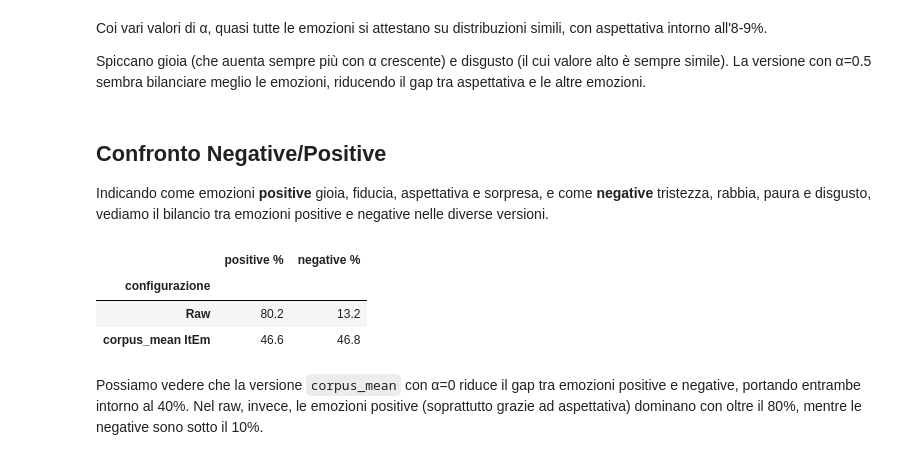
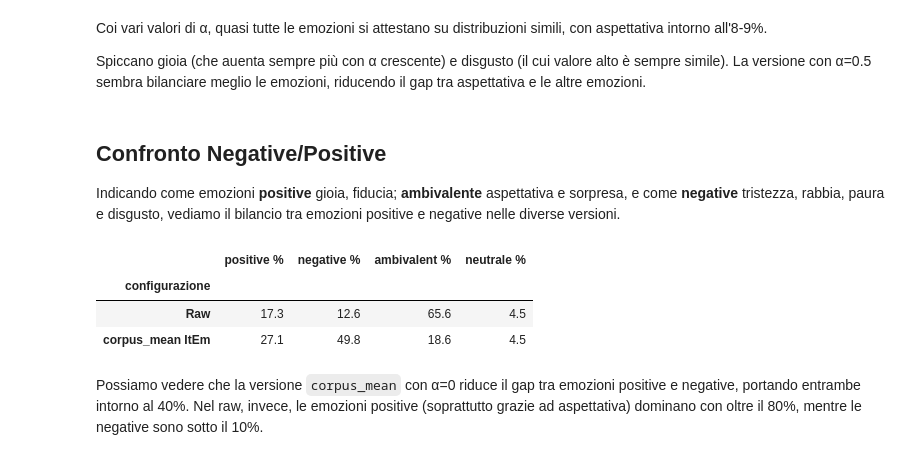
Before and after one commit to V3R0N1C4/ELIta_tesi, a Jupyter notebook: Fase3/Confronto_Corpus.ipynb, the cells around one changed output. Cells and saved outputs as stored; diff of their text form; code cells hidden in the pictures.

```diff
--- a/Fase3/Confronto_Copus.ipynb
+++ b/Fase3/Confronto_Corpus.ipynb
@@ -280,23 +280,29 @@ Spiccano gioia (che auenta sempre più con α crescente) e disgusto (il cui valo
 # %% [markdown]
 ## Confronto Negative/Positive
 
-Indicando come emozioni **positive** gioia, fiducia, aspettativa e sorpresa, e come **negative** tristezza, rabbia, paura e disgusto, vediamo il bilancio tra emozioni positive e negative nelle diverse versioni.
+Indicando come emozioni **positive** gioia, fiducia; **ambivalente** aspettativa e sorpresa, e come **negative** tristezza, rabbia, paura e disgusto, vediamo il bilancio tra emozioni positive e negative nelle diverse versioni.
 # %%
+POSITIVE    = {'gioia', 'fiducia'}
+NEGATIVE    = {'tristezza', 'rabbia', 'paura', 'disgusto'}
+AMBIVALENT  = {'sorpresa', 'aspettativa'}
+
 rows = []
 for label, df_r in [('Raw', df_raw), ('corpus_mean ItEm', df_corpus_mean)]:
     c = df_r['dominant_emotion'].value_counts()
     rows.append({
         'configurazione': label,
-        'positive %': round(sum(c.get(e, 0) for e in POSITIVE) / total * 100, 1),
-        'negative %': round(sum(c.get(e, 0) for e in NEGATIVE) / total * 100, 1),
+        'positive %':    round(sum(c.get(e, 0) for e in POSITIVE)   / total * 100, 1),
+        'negative %':    round(sum(c.get(e, 0) for e in NEGATIVE)   / total * 100, 1),
+        'ambivalent %':  round(sum(c.get(e, 0) for e in AMBIVALENT) / total * 100, 1),
+        'neutrale %':    round(c.get('neutrale', 0) / total * 100, 1),
     })
 
 display(pd.DataFrame(rows).set_index('configurazione'))
 # %% [output]
-|  | positive % | negative % |
-| configurazione |  |  |
-| Raw | 80.2 | 13.2 |
-| corpus_mean ItEm | 46.6 | 46.8 |
+|  | positive % | negative % | ambivalent % | neutrale % |
+| configurazione |  |  |  |  |
+| Raw | 17.3 | 12.6 | 65.6 | 4.5 |
+| corpus_mean ItEm | 27.1 | 49.8 | 18.6 | 4.5 |
 # %% [markdown]
 Possiamo vedere che la versione `corpus_mean` con α=0 riduce il gap tra emozioni positive e negative, portando entrambe intorno al 40%. Nel raw, invece, le emozioni positive (soprattutto grazie ad aspettativa) dominano con oltre il 80%, mentre le negative sono sotto il 10%.
 # %% [markdown]
```
Also changed, not shown: parts of 10 cells of this notebook.
